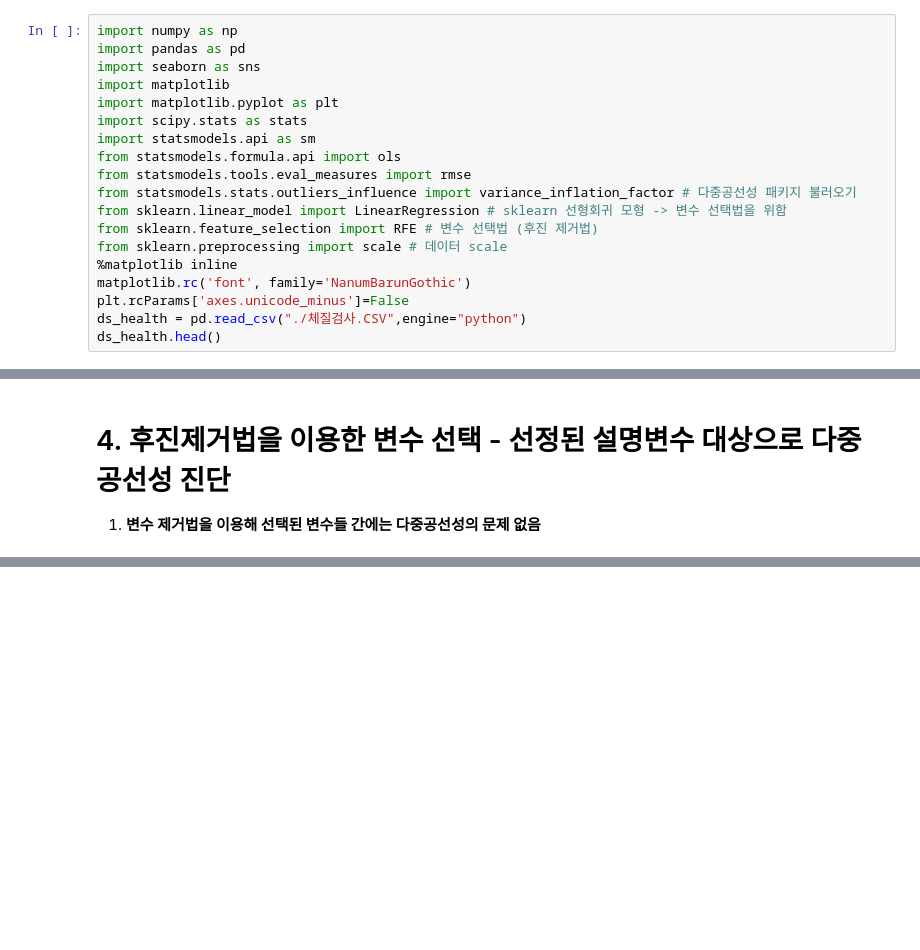
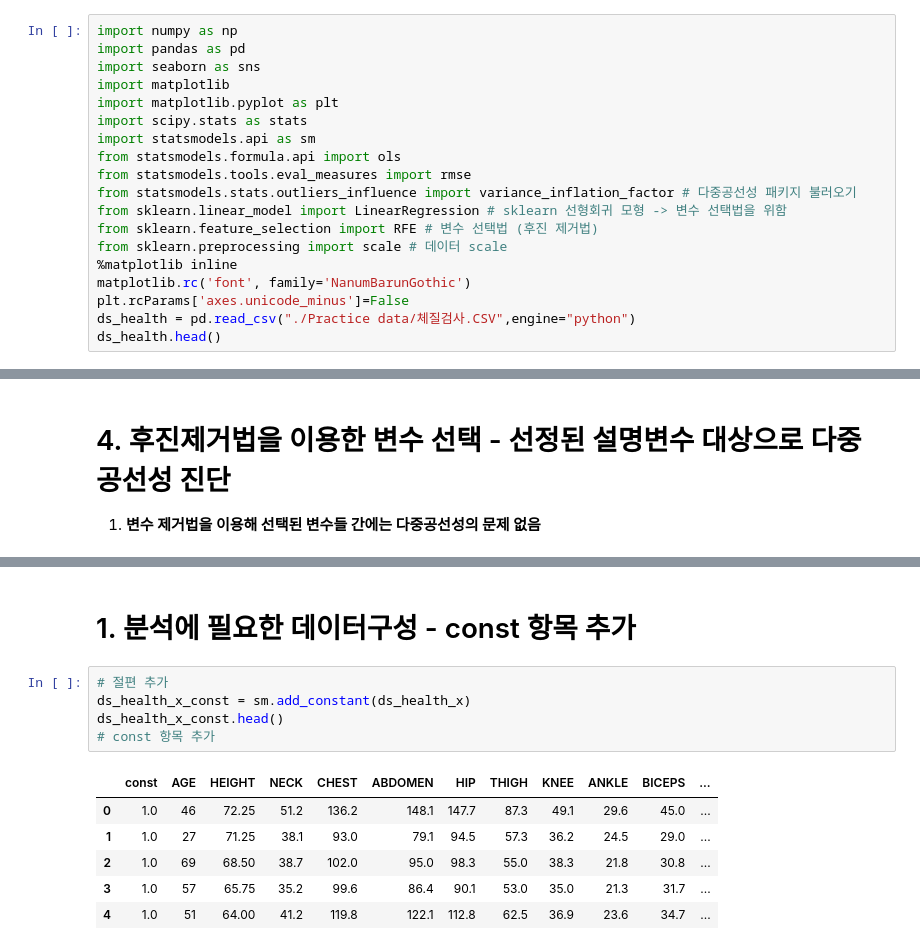
Before and after one commit to b8goal/PIRL-AI-Big-Data, a Jupyter notebook: 데이터분석/2019_01_30_다중 회귀 분석 연습.ipynb, the cells around one changed output, grey strips where cells are left out. Saved outputs shown, nothing was run; the diff lists cells and outputs as text; blank space fills up the shorter version.

```diff
--- a/데이터분석/2019_01_30_다중 회귀 분석 연습.ipynb
+++ b/데이터분석/2019_01_30_다중 회귀 분석 연습.ipynb
@@ -15,7 +15,7 @@ from sklearn.preprocessing import scale # 데이터 scale
 %matplotlib inline
 matplotlib.rc('font', family='NanumBarunGothic')
 plt.rcParams['axes.unicode_minus']=False
-ds_health = pd.read_csv("./체질검사.CSV",engine="python")
+ds_health = pd.read_csv("./Practice data/체질검사.CSV",engine="python")
 ds_health.head()
 # %% [output]
 |  | FAT | AGE | WEIGHT | HEIGHT | NECK | CHEST | ABDOMEN | HIP | THIGH | KNEE | ANKLE | ... |
@@ -242,0 +252,14 @@ ds_rfe_vif.round(3)
+# %% [markdown]
+# 1. 분석에 필요한 데이터구성 - const 항목 추가
+# %%
+# 절편 추가
+ds_health_x_const = sm.add_constant(ds_health_x)
+ds_health_x_const.head()
+# const 항목 추가
+# %% [output]
+|  | const | AGE | HEIGHT | NECK | CHEST | ABDOMEN | HIP | THIGH | KNEE | ANKLE | BICEPS | ... |
+| 0 | 1.0 | 46 | 72.25 | 51.2 | 136.2 | 148.1 | 147.7 | 87.3 | 49.1 | 29.6 | 45.0 | ... |
+| 1 | 1.0 | 27 | 71.25 | 38.1 | 93.0 | 79.1 | 94.5 | 57.3 | 36.2 | 24.5 | 29.0 | ... |
+| 2 | 1.0 | 69 | 68.50 | 38.7 | 102.0 | 95.0 | 98.3 | 55.0 | 38.3 | 21.8 | 30.8 | ... |
+| 3 | 1.0 | 57 | 65.75 | 35.2 | 99.6 | 86.4 | 90.1 | 53.0 | 35.0 | 21.3 | 31.7 | ... |
+| 4 | 1.0 | 51 | 64.00 | 41.2 | 119.8 | 122.1 | 112.8 | 62.5 | 36.9 | 23.6 | 34.7 | ... |
```
Also changed, not shown: parts of 17 cells of this notebook, 20 other files.
